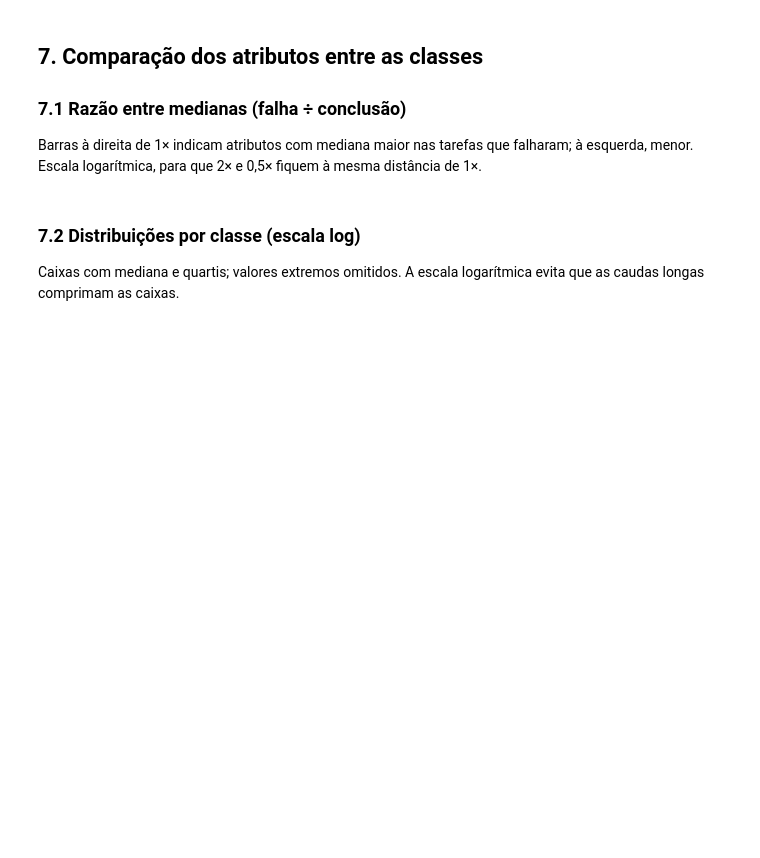
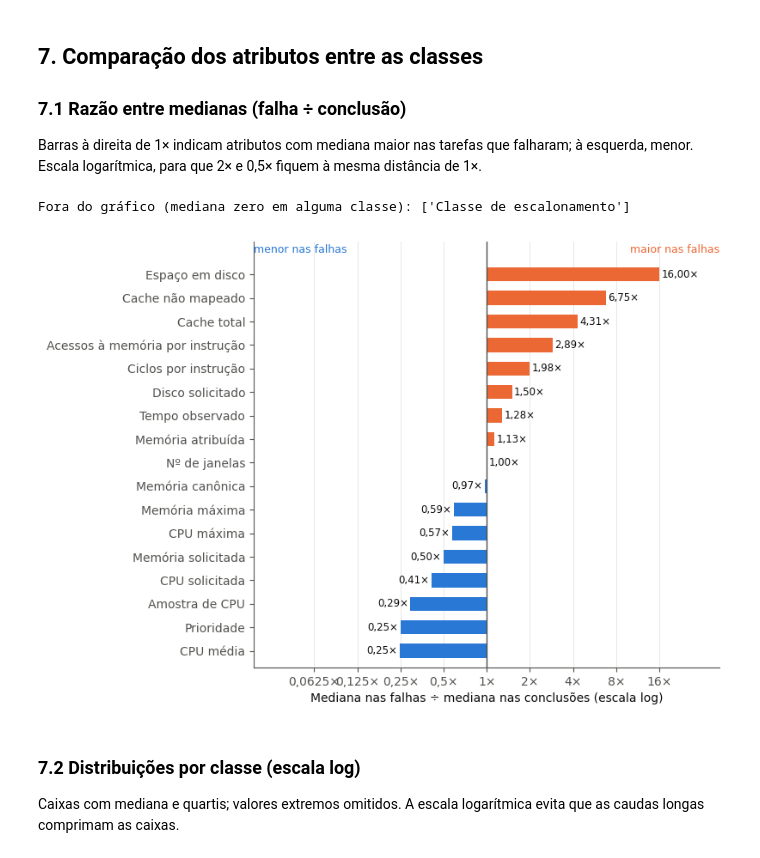
Before and after one commit to trsantanarural/predicao-falhas-tarefas, a Jupyter notebook: notebooks/03_analise_exploratoria.ipynb, the cells around one changed output. Cells and saved outputs as stored; diff of their text form; code cells hidden in the pictures; blank space fills up the shorter version.

```diff
--- a/notebooks/03_analise_exploratoria.ipynb
+++ b/notebooks/03_analise_exploratoria.ipynb
@@ -91,34 +139,37 @@ Barras à direita de 1× indicam atributos com mediana maior nas tarefas que fal
 # %%
 NOMES = {'priority':'Prioridade','scheduling_class':'Classe de escalonamento','cpu_req':'CPU solicitada',
          'ram_req':'Memória solicitada','disk_req':'Disco solicitado','cpu_rate':'CPU média',
          'canonical_mem':'Memória canônica','assigned_mem':'Memória atribuída',
          'unmapped_cache':'Cache não mapeado','total_cache':'Cache total','disk_space':'Espaço em disco',
          'cpi':'Ciclos por instrução','mai':'Acessos à memória por instrução','sampled_cpu':'Amostra de CPU',
          'max_mem':'Memória máxima','max_cpu':'CPU máxima','tempo_obs':'Tempo observado',
          'n_janelas':'Nº de janelas'}
 med = tr.groupby('falha')[list(NOMES)].median().T
 med.columns = ['FINISH', 'FAIL']
 validos = med[(med.FINISH > 0) & (med.FAIL > 0)].copy()
 print('Fora do gráfico (mediana zero em alguma classe):', [NOMES[c] for c in med.index.difference(validos.index)])
 validos['razao'] = validos.FAIL / validos.FINISH
 validos = validos.sort_values('razao')
 fig, ax = plt.subplots(figsize=(7, 0.32 * len(validos) + 1))
-y = np.arange(len(validos)); r = validos.razao.values
+y = np.arange(len(validos)); r = validos.razao.values.astype(float)
 ax.barh(y, np.log2(r), height=0.6, color=np.where(r >= 1, LARANJA, AZUL), zorder=2)
 ax.axvline(0, color=TXT2, lw=1)
 for yi, ri in zip(y, r):
     ax.text(np.log2(ri) + (0.05 if ri >= 1 else -0.05), yi, f'{ri:.2f}×'.replace('.', ','), va='center',
             ha='left' if ri >= 1 else 'right', fontsize=8.5, color=TXT)
 ax.set_yticks(y); ax.set_yticklabels([NOMES[c] for c in validos.index])
 lim = np.abs(np.log2(r)).max() * 1.35
 ax.set_xlim(-lim, lim); ax.set_ylim(-0.7, len(validos) + 0.4); ax.grid(axis='y', visible=False)
 tk = [t for t in [-4, -3, -2, -1, 0, 1, 2, 3, 4] if abs(t) <= lim]
 ax.set_xticks(tk); ax.set_xticklabels([f'{2.0**t:g}×'.replace('.', ',') for t in tk])
 ax.set_xlabel('Mediana nas falhas ÷ mediana nas conclusões (escala log)')
 ax.text(-lim, len(validos) - 0.2, 'menor nas falhas', color=AZUL, fontsize=9, va='bottom')
 ax.text(lim, len(validos) - 0.2, 'maior nas falhas', color=LARANJA, fontsize=9, va='bottom', ha='right')
 fig.savefig(f'{FIG}/razao_medianas.png', dpi=200)
 plt.show()
+# %% [output]
+Fora do gráfico (mediana zero em alguma classe): ['Classe de escalonamento']
+[figure, added]
 # %% [markdown]
 ### 7.2 Distribuições por classe (escala log)
 Caixas com mediana e quartis; valores extremos omitidos. A escala logarítmica evita que as caudas longas comprimam as caixas.
```
Also changed, not shown: parts of 8 cells of this notebook.
